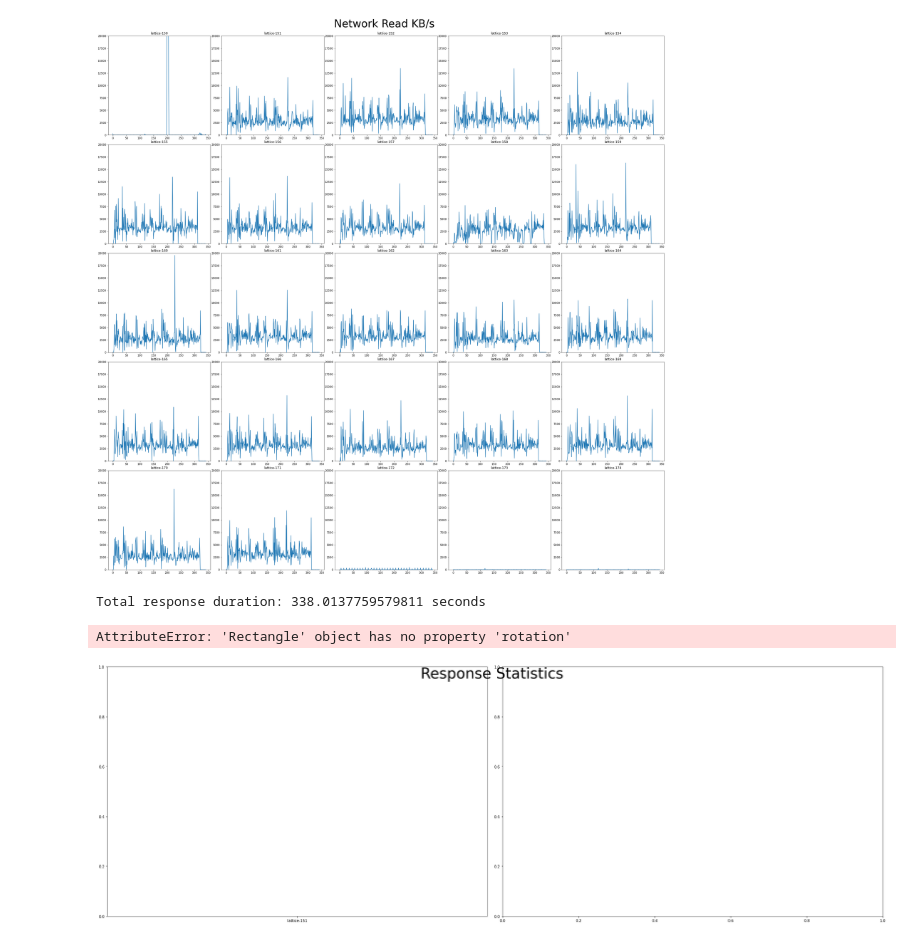
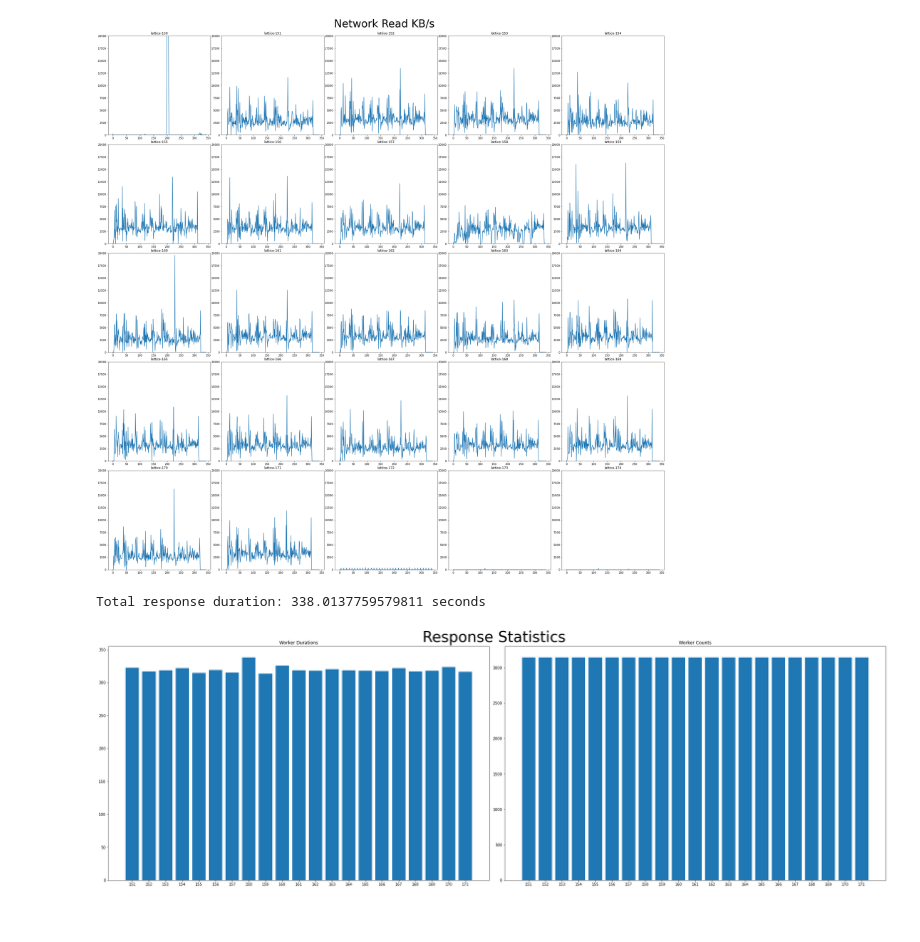
Before and after one commit to Project-Sustain/validation-service, a Jupyter notebook: benchmarks/benchmarks.ipynb, the cells around one changed output. Saved outputs shown, nothing was run; the diff lists cells and outputs as text; code cells hidden in the pictures.

```diff
--- a/benchmarks/benchmarks.ipynb
+++ b/benchmarks/benchmarks.ipynb
@@ -63,34 +63,45 @@ plt.show()
 # %%
 response_filename = f"{benchmark_dir}/response.json"
 
 with open(response_filename, "r") as response_file:
     response = json.load(response_file)
 
 worker_durations = []
+worker_counts = []
 for worker_response in response["worker_responses"]:
+    worker_counts.append((worker_response["hostname"], len(worker_response["metrics"])))
     worker_durations.append((worker_response["hostname"], worker_response["duration_sec"]))
 
 worker_durations.sort(key=lambda y: y[0])
 worker_durations_vals = [x[1] for x in worker_durations]
-worker_durations_names = [x[0] for x in worker_durations]
+worker_durations_names = [x[0][-3:] for x in worker_durations]
+
+worker_counts.sort(key=lambda y: y[0])
+worker_counts_vals = [x[1] for x in worker_counts]
+worker_counts_names = [x[0][-3:] for x in worker_counts]
+
+worker_durations.sort(key=lambda y: y[0])
+worker_durations_vals = [x[1] for x in worker_durations]
+worker_durations_names = [x[0][-3:] for x in worker_durations]
 
 print(f"Total response duration: {response['duration_sec']} seconds")
 
 number_rows = 1
 number_cols = 2
 
 fig, ax = plt.subplots(nrows=number_rows, ncols=number_cols, figsize=(30, 10))
 fig.tight_layout(h_pad=1.7)
 fig.suptitle("Response Statistics", fontsize=40)
 
-ax[0].bar(worker_durations_names, worker_durations_vals, rotation=45)
+ax[0].bar(worker_durations_names, worker_durations_vals)
 ax[0].set_title(f"Worker Durations")
-ax[0].set_xticklabels(ax[0].get_xticklabels(), rotation=45, ha='center')
+
+ax[1].bar(worker_counts_names, worker_counts_vals)
+ax[1].set_title(f"Worker Counts")
 
 plt.subplots_adjust(top=0.92)
 
 plt.show()
 # %% [output]
 Total response duration: 338.0137759579811 seconds
-AttributeError: 'Rectangle' object has no property 'rotation'
-[figure, old version]
+[figure, new version]
```
Also changed, not shown: parts of 1 cell of this notebook.
